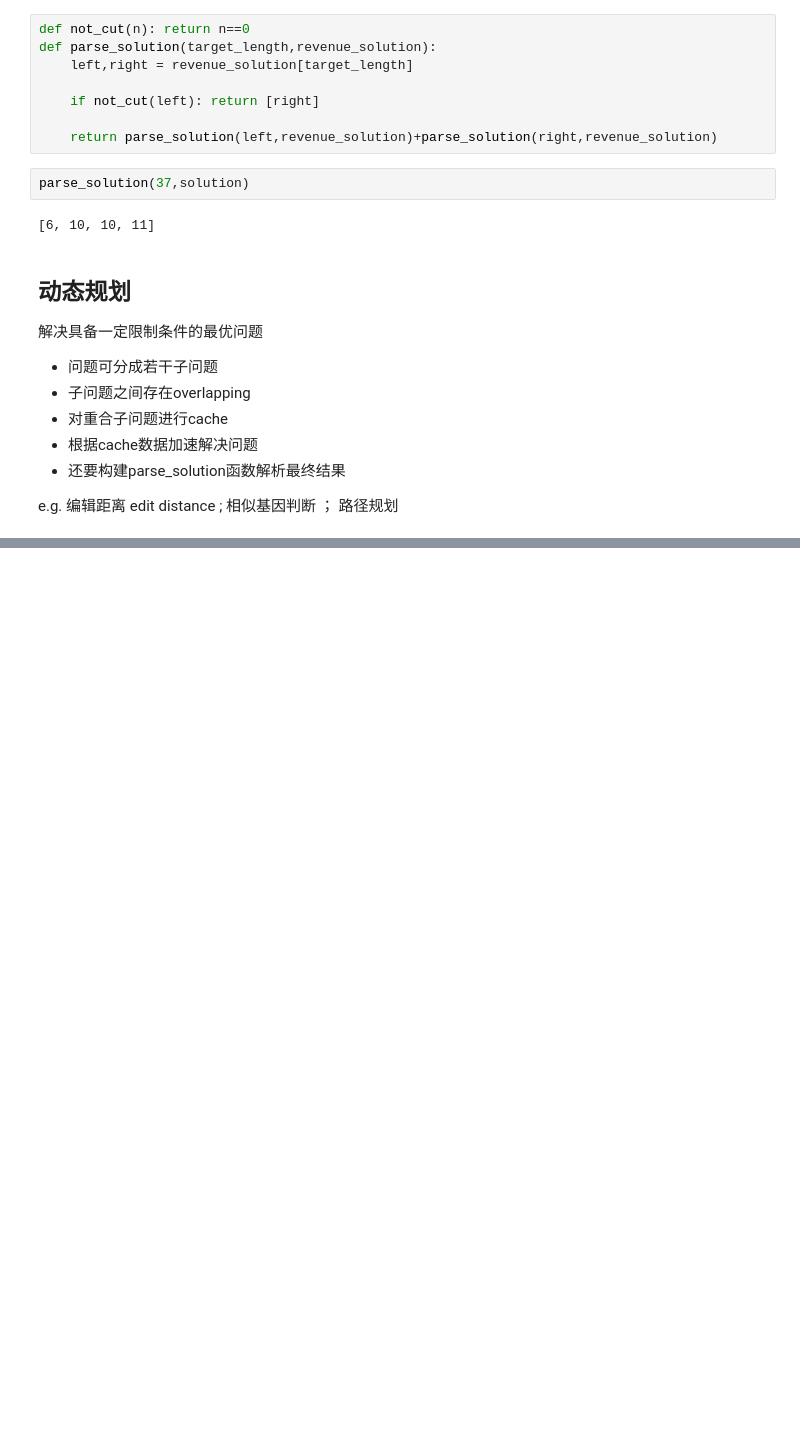
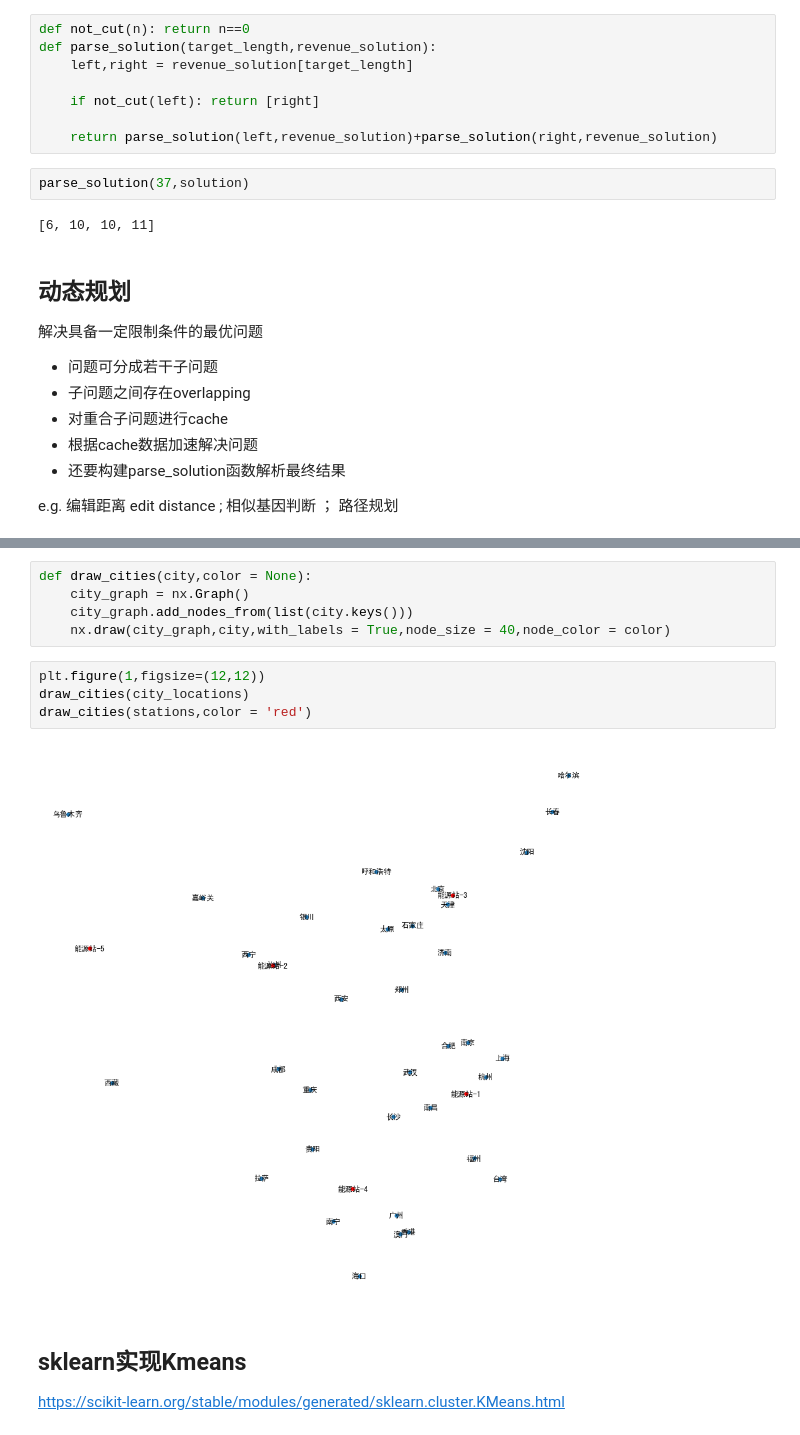
Before and after one commit to RitaWxy/K_means, a Jupyter notebook: Review.ipynb, the cells around one changed output, grey strips where cells are left out. Drawn from its saved outputs; the diff is of its cells as text; blank space fills up the shorter version.

```diff
--- a/Review.ipynb
+++ b/Review.ipynb
@@ -196,0 +519,14 @@ e.g. 编辑距离 edit distance ; 相似基因判断 ； 路径规划
+# %%
+def draw_cities(city,color = None):
+    city_graph = nx.Graph()
+    city_graph.add_nodes_from(list(city.keys()))
+    nx.draw(city_graph,city,with_labels = True,node_size = 40,node_color = color)
+# %%
+plt.figure(1,figsize=(12,12))
+draw_cities(city_locations)
+draw_cities(stations,color = 'red')
+# %% [output]
+[figure, added]
+# %% [markdown]
+## sklearn实现Kmeans
+https://scikit-learn.org/stable/modules/generated/sklearn.cluster.KMeans.html
```
Also changed, not shown: parts of 26 cells of this notebook.
